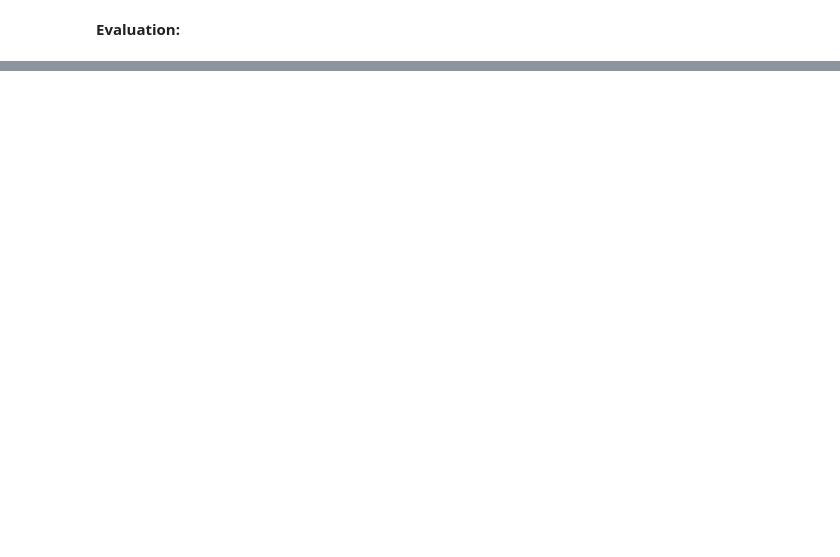
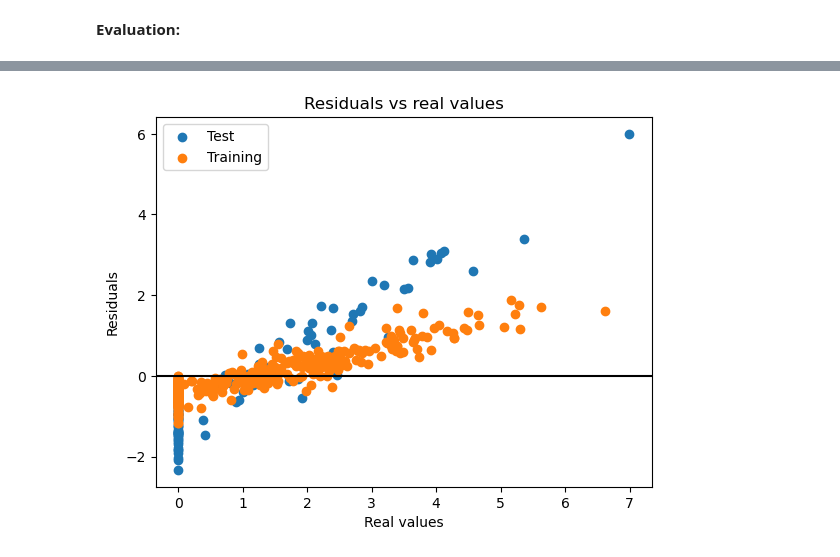
Before and after one commit to laurasck14/MLI2024, a Jupyter notebook: ml_LS.ipynb, the cells around one changed output, grey strips where cells are left out. Saved outputs shown, nothing was run; the diff lists cells and outputs as text; code cells hidden in the pictures; blank space fills up the shorter version.

```diff
--- a/ml_LS.ipynb
+++ b/ml_LS.ipynb
@@ -390,3 +384,8 @@ y_pred_scaled = forest.predict(X_test_scaled)
+# %%
+rfr = RandomForestRegressor()
+rfr.fit(X_train, y_train)
+y_train_pred = rfr.predict(X_train) #for RMSE
+y_pred = rfr.predict(X_test)
 # %% [markdown]
 **Evaluation:**
 # %%
@@ -422,0 +409,8 @@ Accuracy =  62.5 %
+# %%
+# Residuals
+residuals_forest_test = y_test.values.reshape(-1) - y_pred.reshape(-1)
+residuals_forest_train = y_train.values.reshape(-1) - y_train_pred.reshape(-1)
+
+# Determine correct predictions
+predictions_forest = residuals_forest_test <= threshold
+percentage_forest = np.mean(predictions_forest) * 100
@@ -422,0 +441,12 @@ Accuracy =  62.5 %
+# %%
+residuals_forest_train = y_train.values.reshape(-1) - y_train_pred.reshape(-1)
+plt.scatter(y_test, residuals_forest_test)
+plt.scatter(y_train, residuals_forest_train)
+plt.axhline(y=0.0, color='black', linestyle='-')
+plt.title("Residuals vs real values")
+plt.xlabel("Real values")
+plt.ylabel("Residuals")
+plt.legend(['Test', 'Training'])
+plt.show()
+# %% [output]
+[figure, added]
```
Also changed, not shown: parts of 29 cells of this notebook.
